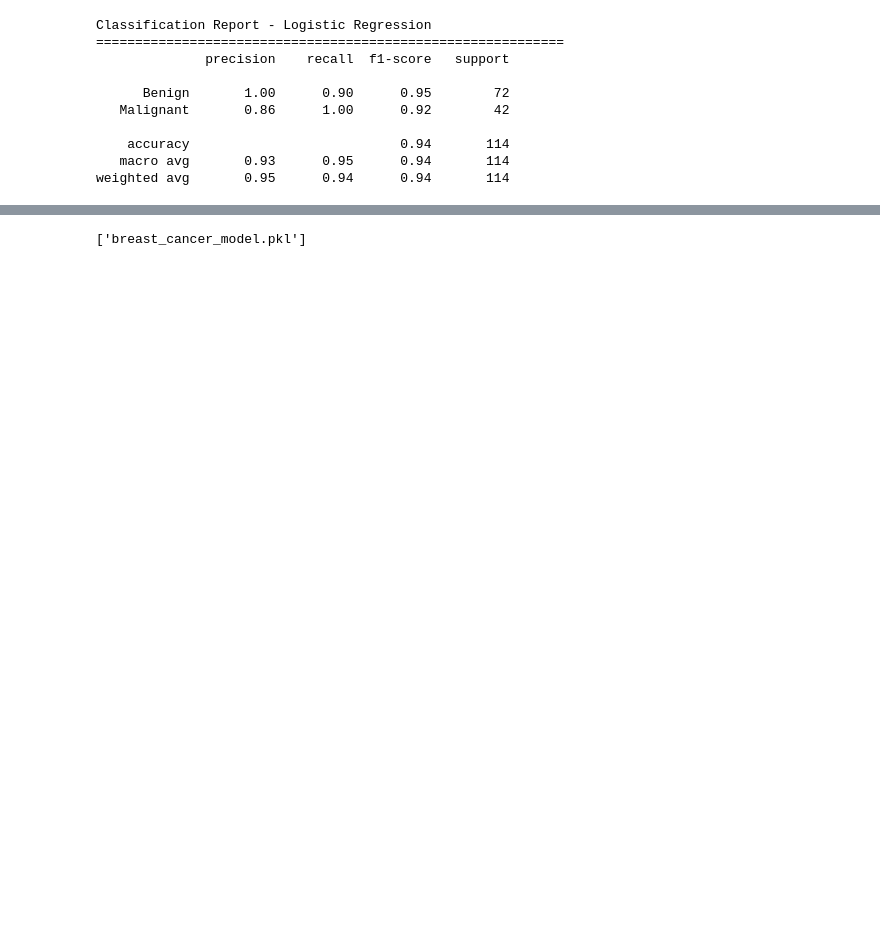
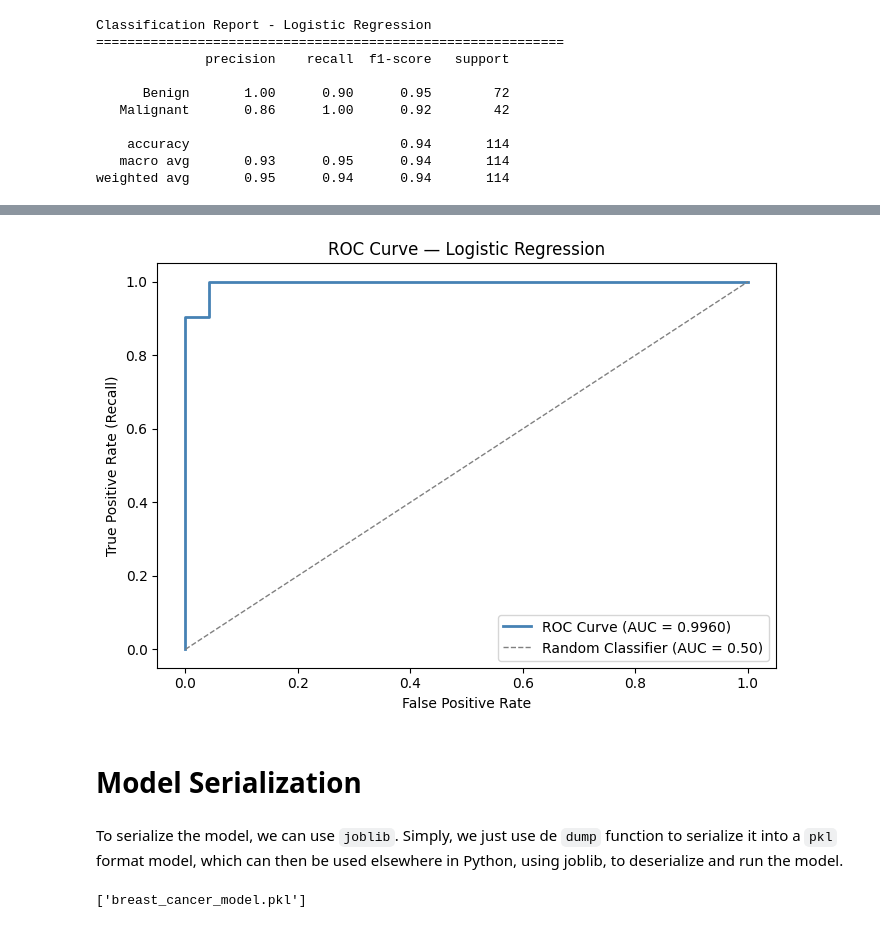
Before and after one commit to braulio-dev/StressPredictor, a Jupyter notebook: main.ipynb, the cells around one changed output, grey strips where cells are left out. Cells and saved outputs as stored; diff of their text form; code cells hidden in the pictures; blank space fills up the shorter version.

```diff
--- a/main.ipynb
+++ b/main.ipynb
@@ -534,20 +536,29 @@ models = {
 results = []
 for name, gs in models.items():
     model = gs.best_estimator_
+
     y_train_pred = model.predict(x_train_processed)
     y_test_pred = model.predict(x_test_processed)
-    y_test_proba = model.predict_proba(x_test_processed)[:, 1] if hasattr(model, "predict_proba") else model.decision_function(x_test_processed)
+    y_test_proba = (
+        model.predict_proba(x_test_processed)[:, 1]
+        if hasattr(model, "predict_proba")
+        else model.decision_function(x_test_processed)
+    )
+
+    test_recall = recall_score(y_test, y_test_pred)
+    cv_recall = gs.best_score_
 
     results.append({
         'Model': name,
         'Train Accuracy': round(accuracy_score(y_train, y_train_pred), 4),
         'Test Accuracy': round(accuracy_score(y_test, y_test_pred), 4),
         'Train Recall': round(recall_score(y_train, y_train_pred), 4),
-        'Test Recall': round(recall_score(y_test, y_test_pred), 4),
+        'Test Recall': round(test_recall, 4),
         'Test Precision': round(precision_score(y_test, y_test_pred), 4),
         'Test F1': round(f1_score(y_test, y_test_pred), 4),
         'Test AUC-ROC': round(roc_auc_score(y_test, y_test_proba), 4),
-        'CV Recall (mean)': round(gs.best_score_, 4)
+        'CV Recall (mean)': round(cv_recall, 4),
+        'Overfitting': round(test_recall - cv_recall, 4)   # ← Added
     })
 
 results_df = pd.DataFrame(results)
@@ -621,3 +660,25 @@ weighted avg       0.95      0.94      0.94       114
+# %%
+from sklearn.metrics import roc_curve, auc
+
+y_test_proba = best_model.predict_proba(x_test_processed)[:, 1]
+fpr, tpr, _ = roc_curve(y_test, y_test_proba)
+roc_auc = auc(fpr, tpr)
+
+plt.figure(figsize=(7, 5))
+plt.plot(fpr, tpr, color='steelblue', lw=2, label=f'ROC Curve (AUC = {roc_auc:.4f})')
+plt.plot([0, 1], [0, 1], color='gray', lw=1, linestyle='--', label='Random Classifier (AUC = 0.50)')
+plt.xlabel('False Positive Rate')
+plt.ylabel('True Positive Rate (Recall)')
+plt.title(f'ROC Curve — {best_model_name}')
+plt.legend(loc='lower right')
+plt.tight_layout()
+plt.show()
+# %% [output]
+[figure, added]
+# %% [markdown]
+# Model Serialization
+# %% [markdown]
+To serialize the model, we can use `joblib`. Simply, we just use de `dump` function to serialize it into a `pkl` format model, which can then be used elsewhere in Python, using joblib, to deserialize and run the model.
 # %%
 import joblib
 
```
Also changed, not shown: parts of 11 cells of this notebook, 1 other file.
